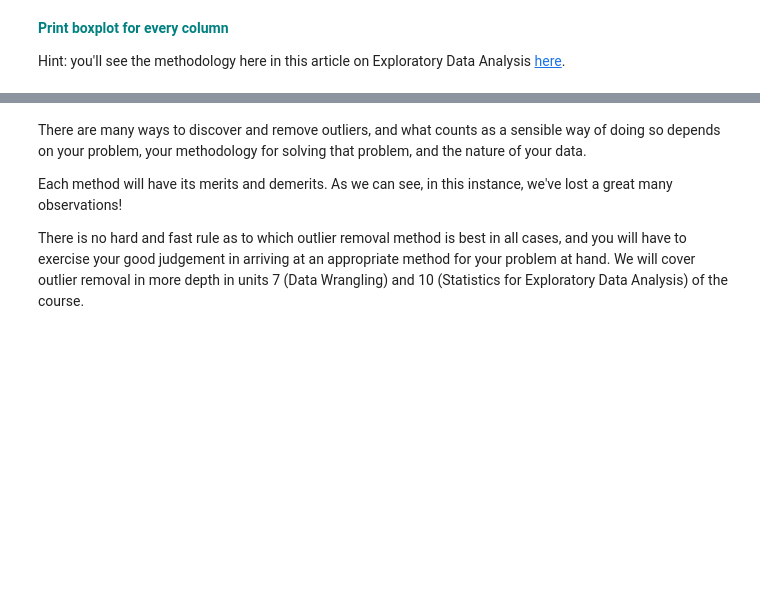
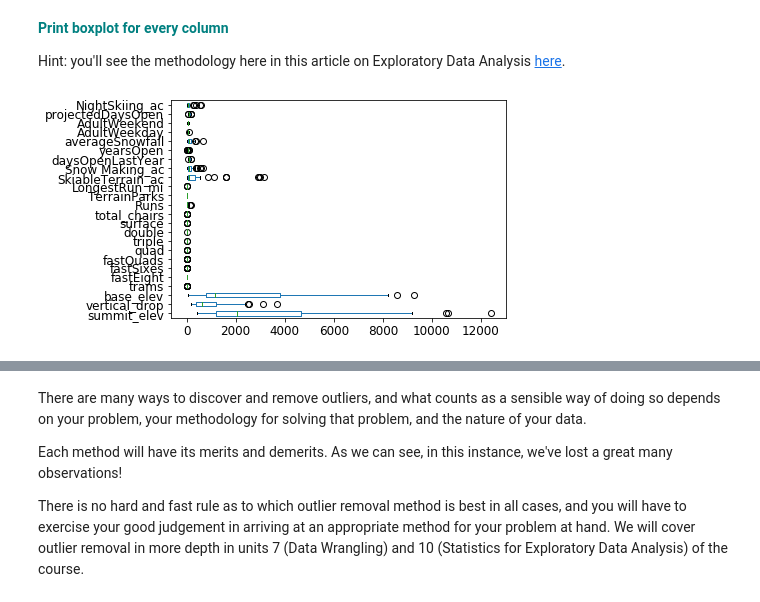
Before and after one commit to vinceparis95/nstem, a Jupyter notebook: models/sb/gc/gc1.2/sb_gc3.ipynb, the cells around one changed output, grey strips where cells are left out. Saved outputs shown, nothing was run; the diff lists cells and outputs as text; code cells hidden in the pictures; blank space fills up the shorter version.

```diff
--- a/models/sb/gc/gc1.2/sb_gc3.ipynb
+++ b/models/sb/gc/gc1.2/sb_gc3.ipynb
@@ -90,6 +137,10 @@ By reviewing the State and Regions counts plots you should notice that the Regio
 **<font color='teal'> Print boxplot for every column</font>**
 
 Hint: you'll see the methodology here in this article on Exploratory Data Analysis [here](nce-method-dsm-exploratory-data-analysis-bc84d4d8d3f9).
+# %%
+boxplot = df.boxplot(grid=False, vert=False,fontsize=12)
+# %% [output]
+[figure, added]
 # %% [markdown]
 You need to create boxplots and  histograms to evaluate the data for potential outliers or data anomalies. Generally, outliers are defined as observations that differ significantly from the other values in the dataset or feature.
 
```
Also changed, not shown: parts of 25 cells of this notebook, 10 other files.
